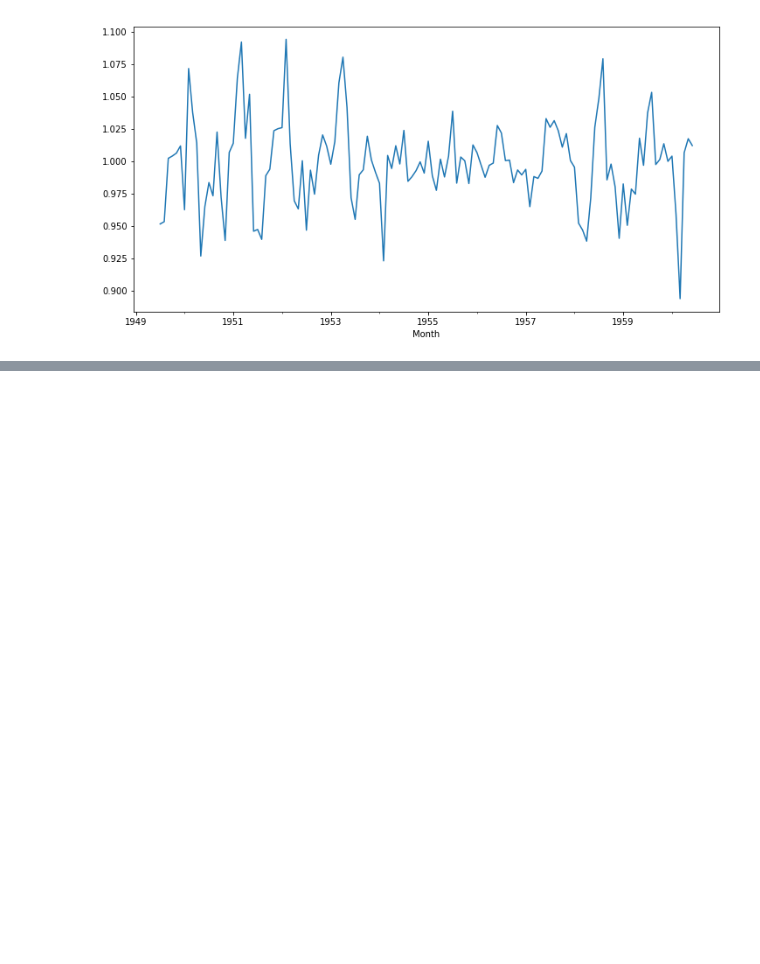
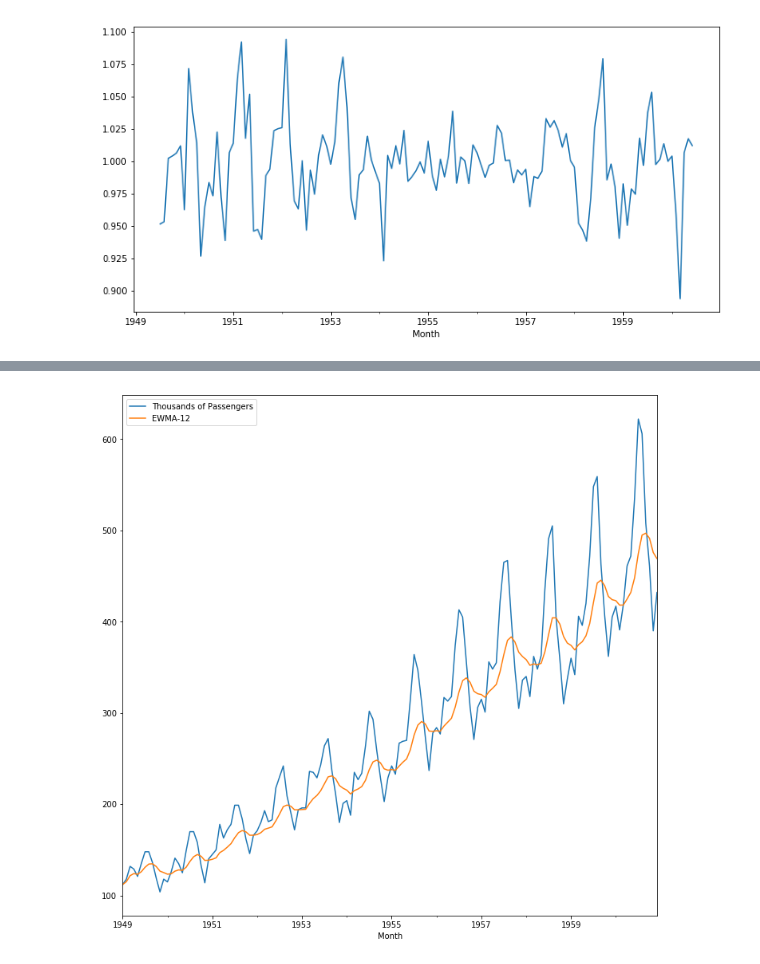
Before and after one commit to saifulrijal-ds/time-series-analysis-python, a Jupyter notebook: learn-notes_tsa-with-statsmodel.ipynb, the cells around one changed output, grey strips where cells are left out. Saved outputs shown, nothing was run; the diff lists cells and outputs as text; code cells hidden in the pictures; blank space fills up the shorter version.

```diff
--- a/learn-notes_tsa-with-statsmodel.ipynb
+++ b/learn-notes_tsa-with-statsmodel.ipynb
@@ -174,0 +213,6 @@ result.resid.plot(figsize=(12,6))
+# %%
+airline['EWMA-12'] = airline['Thousands of Passengers'].ewm(span=12).mean()
+# %%
+airline[['Thousands of Passengers', 'EWMA-12']].plot().autoscale(axis='x', tight=True)
+# %% [output]
+[figure, added]
```
Also changed, not shown: parts of 30 cells of this notebook.
